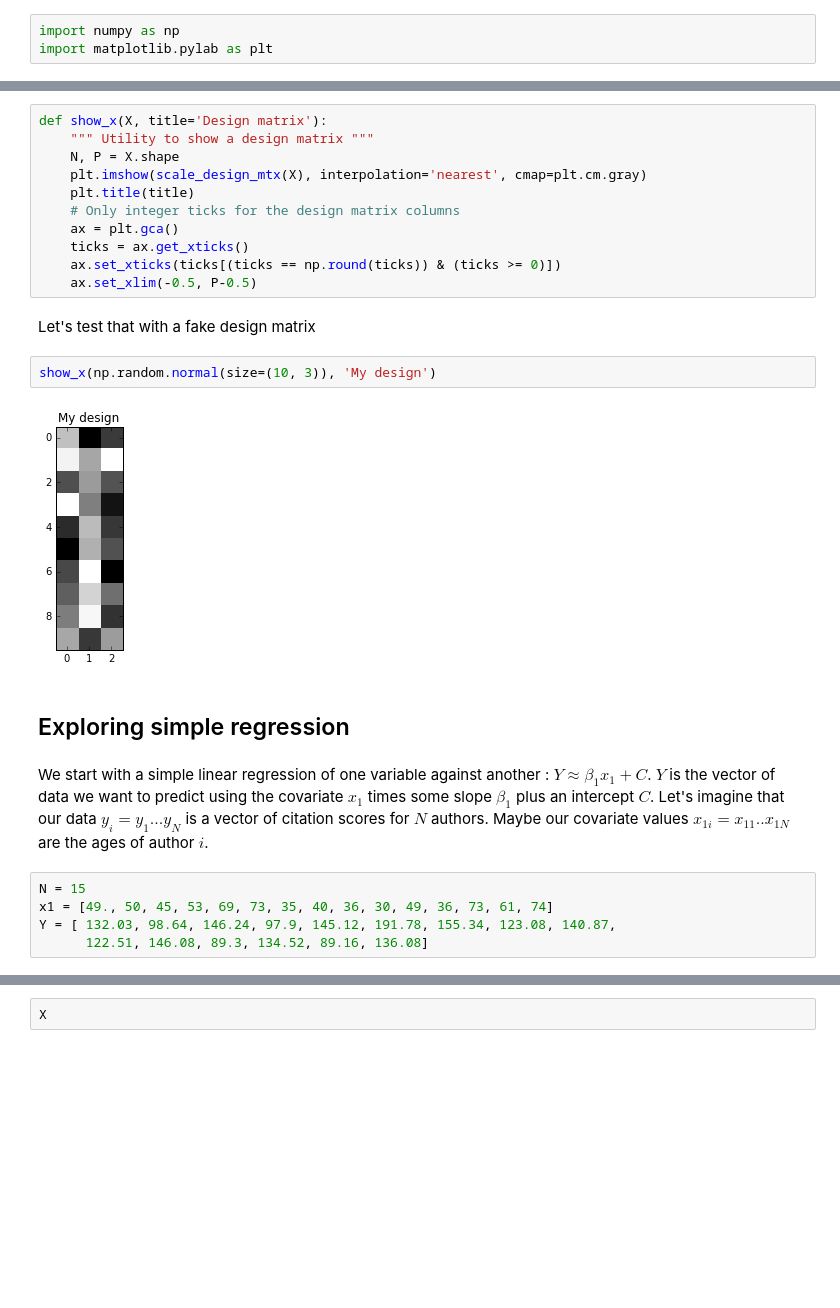
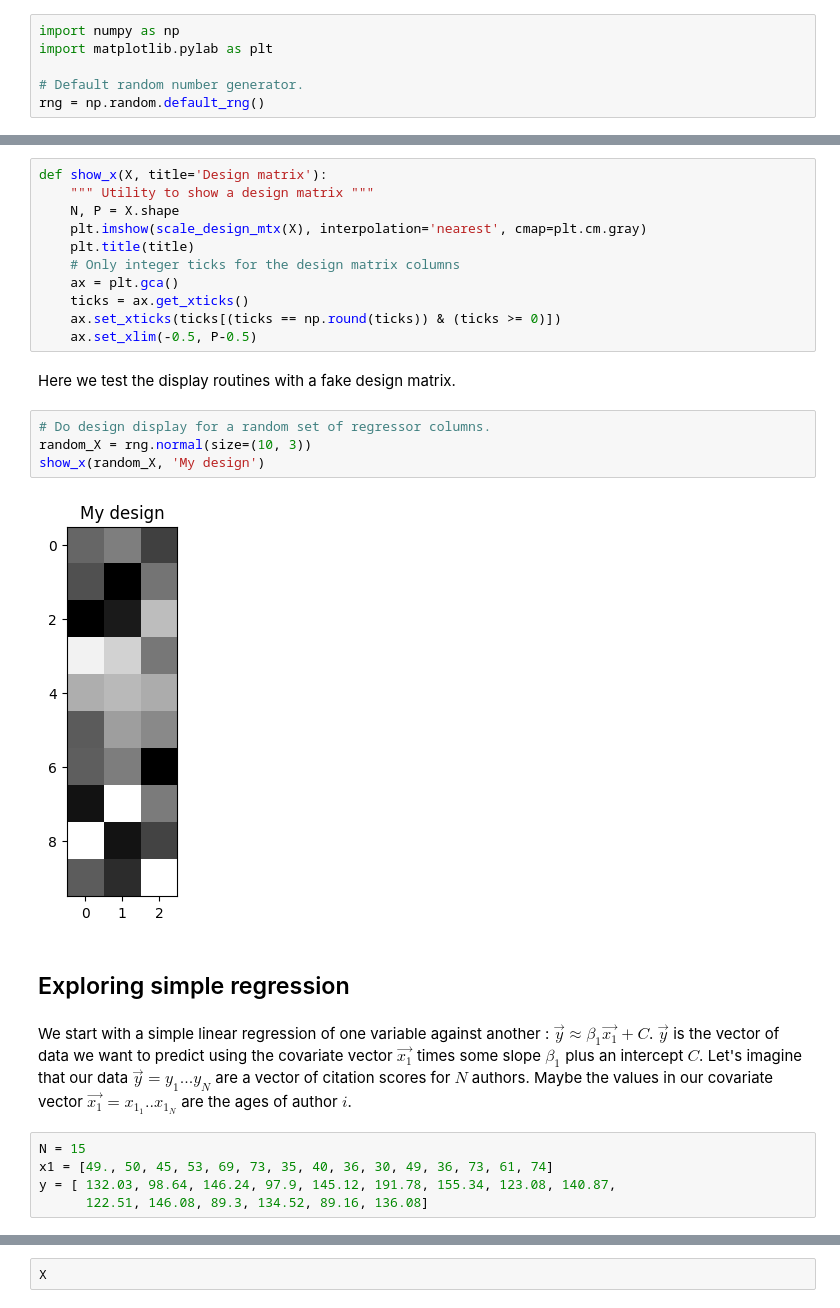
Before and after one commit to matthew-brett/teaching, a Jupyter notebook: exploring_r_formula.ipynb, the cells around one changed output, grey strips where cells are left out. Drawn from its saved outputs; the diff is of its cells as text; blank space fills up the shorter version.

```diff
--- a/exploring_r_formula.ipynb
+++ b/exploring_r_formula.ipynb
@@ -23,6 +15,9 @@ from __future__ import print_function, division
 # %%
 import numpy as np
 import matplotlib.pylab as plt
+
+# Default random number generator.
+rng = np.random.default_rng()
 # %% [markdown]
 Next we start the extension to allow us to embed R commands in the notebook
 # %%
@@ -51,18 +49,26 @@ def show_x(X, title='Design matrix'):
     ax.set_xticks(ticks[(ticks == np.round(ticks)) & (ticks >= 0)])
     ax.set_xlim(-0.5, P-0.5)
 # %% [markdown]
-Let's test that with a fake design matrix
+Here we test the display routines with a fake design matrix.
 # %%
-show_x(np.random.normal(size=(10, 3)), 'My design')
+# Do design display for a random set of regressor columns.
+random_X = rng.normal(size=(10, 3))
+show_x(random_X, 'My design')
 # %% [output]
-[figure, old version]
+[figure, new version]
 # %% [markdown]
 ## Exploring simple regression
 # %% [markdown]
-We start with a simple linear regression of one variable against another : $Y \approx \beta_1 x_1 + C$.  $Y$ is the vector of data we want to predict using the covariate $x_1$ times some slope $\beta_1$ plus an intercept $C$.  Let's imagine that our data $y_i = y_1 ... y_N$ is a vector of citation scores for $N$ authors.  Maybe our covariate values $x_{1i} = x_{11} .. x_{1N}$ are the ages of author $i$.
+We start with a simple linear regression of one variable against another
+: $\vec{y} \approx \beta_1 \vec{x_1} + C$.  $\vec{y}$ is the vector of data we
+want to predict using the covariate vector $\vec{x_1}$ times some slope
+$\beta_1$ plus an intercept $C$.  Let's imagine that our data $\vec{y} = y_1
+... y_N$ are a vector of citation scores for $N$ authors.  Maybe the values in
+our covariate vector $\vec{x_{1}} = x_{1_1} .. x_{1_N}$ are the ages of author
+$i$.
 # %%
 N = 15
 x1 = [49., 50, 45, 53, 69, 73, 35, 40, 36, 30, 49, 36, 73, 61, 74]
-Y = [ 132.03, 98.64, 146.24, 97.9, 145.12, 191.78, 155.34, 123.08, 140.87,
+y = [ 132.03, 98.64, 146.24, 97.9, 145.12, 191.78, 155.34, 123.08, 140.87,
       122.51, 146.08, 89.3, 134.52, 89.16, 136.08]
 # %%
```
Also changed, not shown: parts of 71 cells of this notebook, 1 other file.
